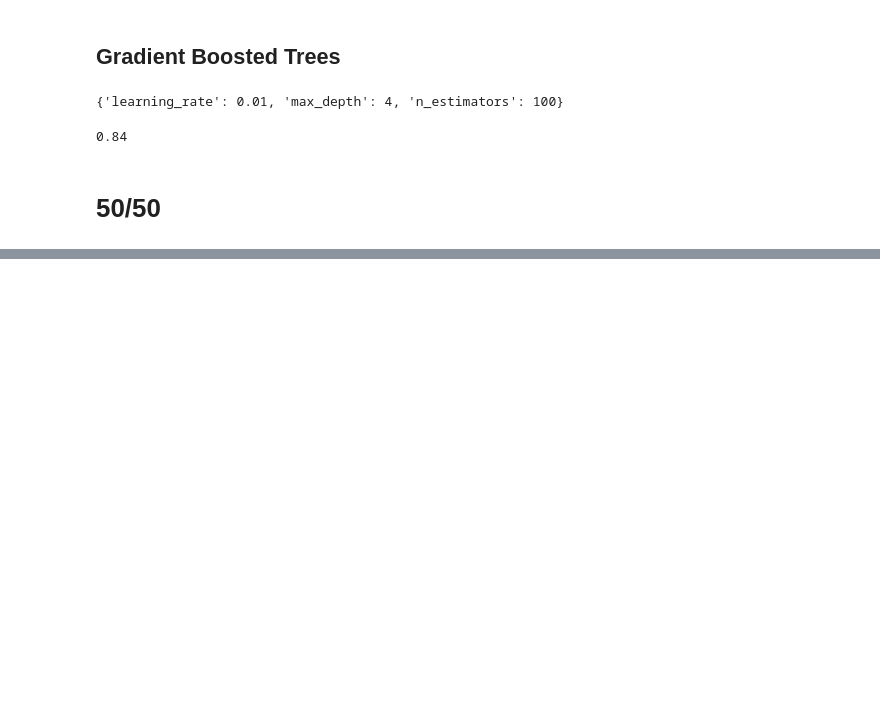
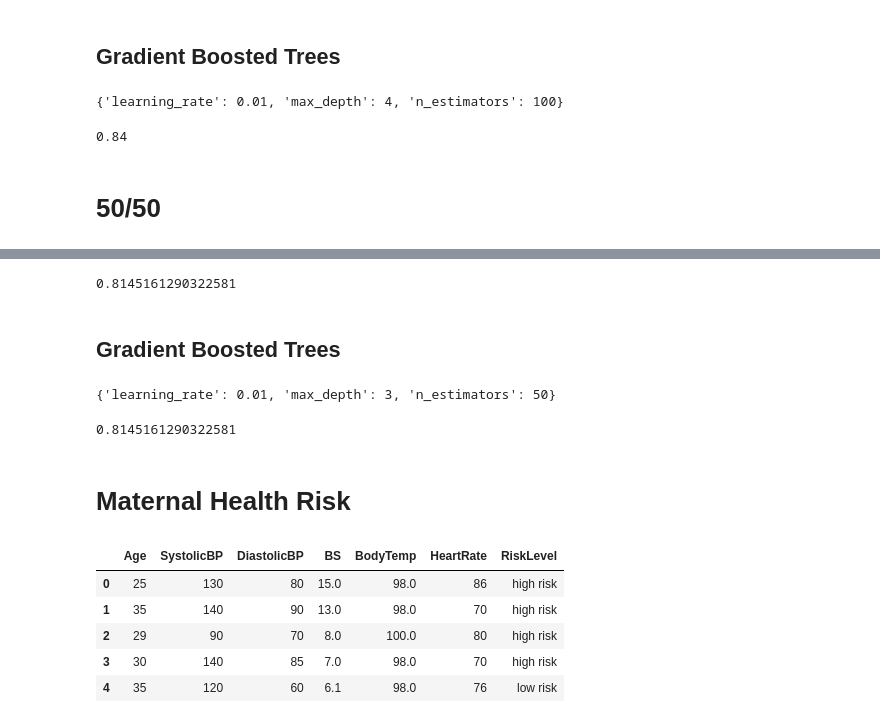
Before and after one commit to Bloshing/COGS118A_FinalProject, a Jupyter notebook: Final Project.ipynb, the cells around one changed output, grey strips where cells are left out. Drawn from its saved outputs; the diff is of its cells as text; code cells hidden in the pictures; blank space fills up the shorter version.

```diff
--- a/Final Project.ipynb
+++ b/Final Project.ipynb
@@ -607,4 +602,38 @@ scaled_X_test = scaler.transform(X_test)
+# %%
+best_knn_model = KNeighborsClassifier(algorithm='auto',n_neighbors=4,weights='uniform')
+best_knn_model.fit(scaled_X_train, y_train)
+knn_test_predictions=best_knn_model.predict(scaled_X_test)
+accuracy_score(y_test, knn_test_predictions)
+# %% [output]
+0.8145161290322581
+# %% [markdown]
+## Gradient Boosted Trees
+# %%
+gb_grid_model = GridSearchCV(gb_model, gb_param_grid)
+gb_grid_model.fit(scaled_X_train,y_train)
+best_gb_model = gb_grid_model.best_params_
+best_gb_model
+# %% [output]
+{'learning_rate': 0.01, 'max_depth': 3, 'n_estimators': 50}
+# %%
+best_gb_model = GradientBoostingClassifier(random_state=42,learning_rate=0.01,max_depth=3,n_estimators=50)
+best_gb_model.fit(scaled_X_train, y_train)
+gb_test_predictions=best_gb_model.predict(scaled_X_test)
+accuracy_score(y_test, gb_test_predictions)
+# %% [output]
+0.8145161290322581
+# %% [markdown]
+# Maternal Health Risk
 # %%
 maternal_health_risk = fetch_ucirepo(id=863)
 x = maternal_health_risk.data.features
 y = maternal_health_risk.data.targets
+maternal_df = pd.concat([x, y], axis=1)
+maternal_df.head()
+# %% [output]
+|  | Age | SystolicBP | DiastolicBP | BS | BodyTemp | HeartRate | RiskLevel |
+| 0 | 25 | 130 | 80 | 15.0 | 98.0 | 86 | high risk |
+| 1 | 35 | 140 | 90 | 13.0 | 98.0 | 70 | high risk |
+| 2 | 29 | 90 | 70 | 8.0 | 100.0 | 80 | high risk |
+| 3 | 30 | 140 | 85 | 7.0 | 98.0 | 70 | high risk |
+| 4 | 35 | 120 | 60 | 6.1 | 98.0 | 76 | low risk |
```
Also changed, not shown: parts of 79 cells of this notebook.
